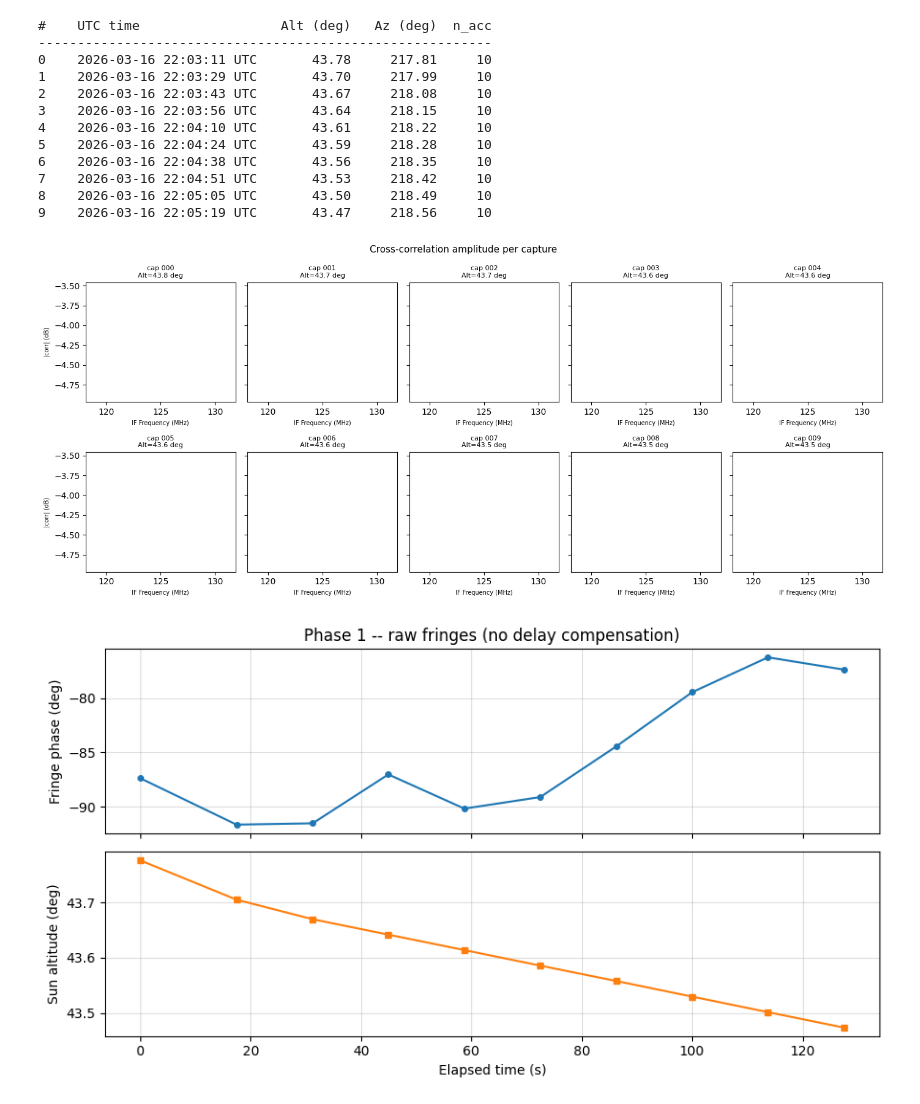
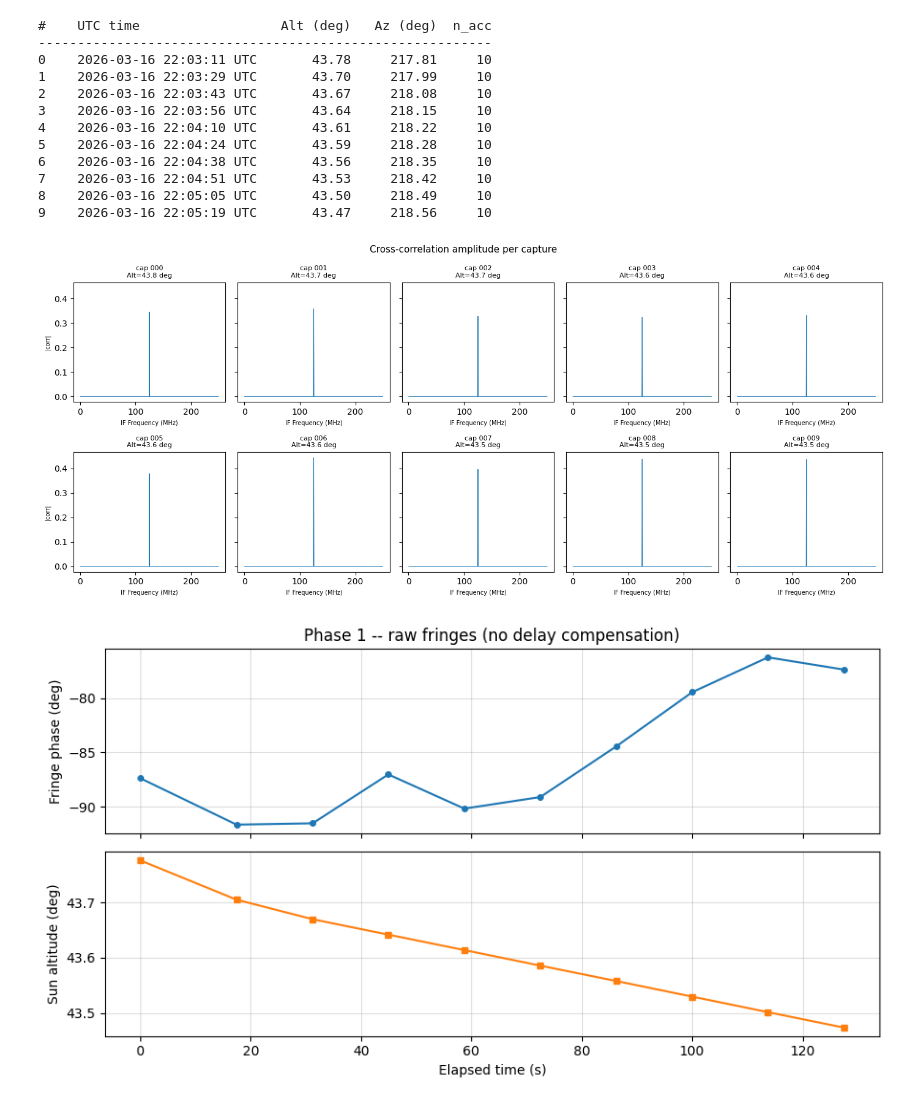
Before and after one commit to raw-asparagus/ay-121, a Jupyter notebook: labs/03/analysis.ipynb, the cells around one changed output. Cells and saved outputs as stored; diff of their text form; code cells hidden in the pictures.

```diff
--- a/labs/03/analysis.ipynb
+++ b/labs/03/analysis.ipynb
@@ -11,12 +11,18 @@ paths = sorted(DATA_DIR.glob('sun-cal-*.npz'))
 files = [np.load(p) for p in paths]
 print(f'Loaded {len(files)} files from {DATA_DIR.resolve()}')
 
+# Reconstruct complex cross-spectrum from I/Q (new files) or legacy complex array
+def get_corr(f):
+    if 'corr_i' in f:
+        return f['corr_i'] + 1j * f['corr_q']
+    return f['corr']  # legacy
+
 # Frequency axis (IF only — LO omitted)
 f0 = files[0]
 F_S_HZ  = float(f0['f_s_hz']) if 'f_s_hz' in f0 else 500e6
-N_TOTAL = int(f0['corr'].shape[0])           # 512 (new captures) or 1024 (old)
+N_TOTAL = int(get_corr(f0).shape[0])
 N_POS   = 512 if N_TOTAL == 1024 else N_TOTAL
-DF_HZ   = F_S_HZ / 1024                     # channel spacing
+DF_HZ   = F_S_HZ / 1024
 
 freqs_mhz = np.arange(N_POS) * DF_HZ / 1e6  # 0 – ~249.5 MHz
 print(f'IF axis: {freqs_mhz[0]:.1f} – {freqs_mhz[-1]:.1f} MHz  '
@@ -46,27 +52,26 @@ for i, f in enumerate(files):
 # %%
 n = len(files)
 ncols = 5
 nrows = max(1, int(np.ceil(n / ncols)))
 
 fig, axes = plt.subplots(nrows, ncols, figsize=(14, 3 * nrows), sharey=True)
 axes = np.array(axes).flatten()
 
 for i, f in enumerate(files):
-    corr_pos = f['corr'][:N_POS][1:]          # skip DC bin (ch 0)
-    power_db = 10 * np.log10(np.abs(corr_pos))
-    axes[i].plot(freqs_mhz[1:], power_db, lw=0.8)
+    corr_pos = get_corr(f)[:N_POS][1:]        # positive-frequency half, skip DC
+    axes[i].plot(freqs_mhz[1:], np.abs(corr_pos), lw=0.8)
     axes[i].set_title(f'cap {i:03d}\nAlt={float(f["alt_deg"]):.1f} deg', fontsize=8)
     axes[i].set_xlabel('IF Frequency (MHz)', fontsize=7)
     if i % ncols == 0:
-        axes[i].set_ylabel('|corr| (dB)', fontsize=7)
+        axes[i].set_ylabel('|corr|', fontsize=7)
 
 for ax in axes[n:]:
     ax.set_visible(False)
 
 fig.suptitle('Cross-correlation amplitude per capture', fontsize=11)
 plt.tight_layout()
 plt.show()
 # %% [output]
-[figure, old version]
+[figure, new version]
 # %%
 times      = np.array([float(f['unix_time']) for f in files])
```
Also changed, not shown: parts of 2 cells of this notebook, 3 other files.
